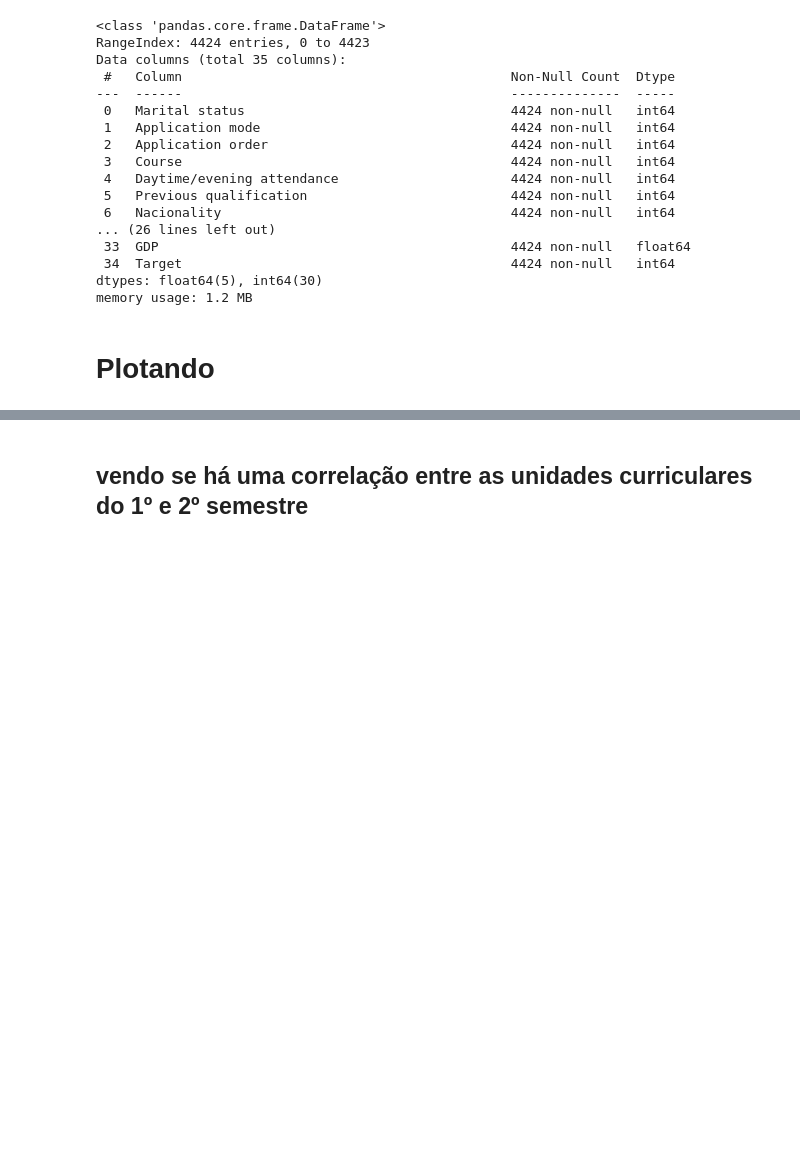
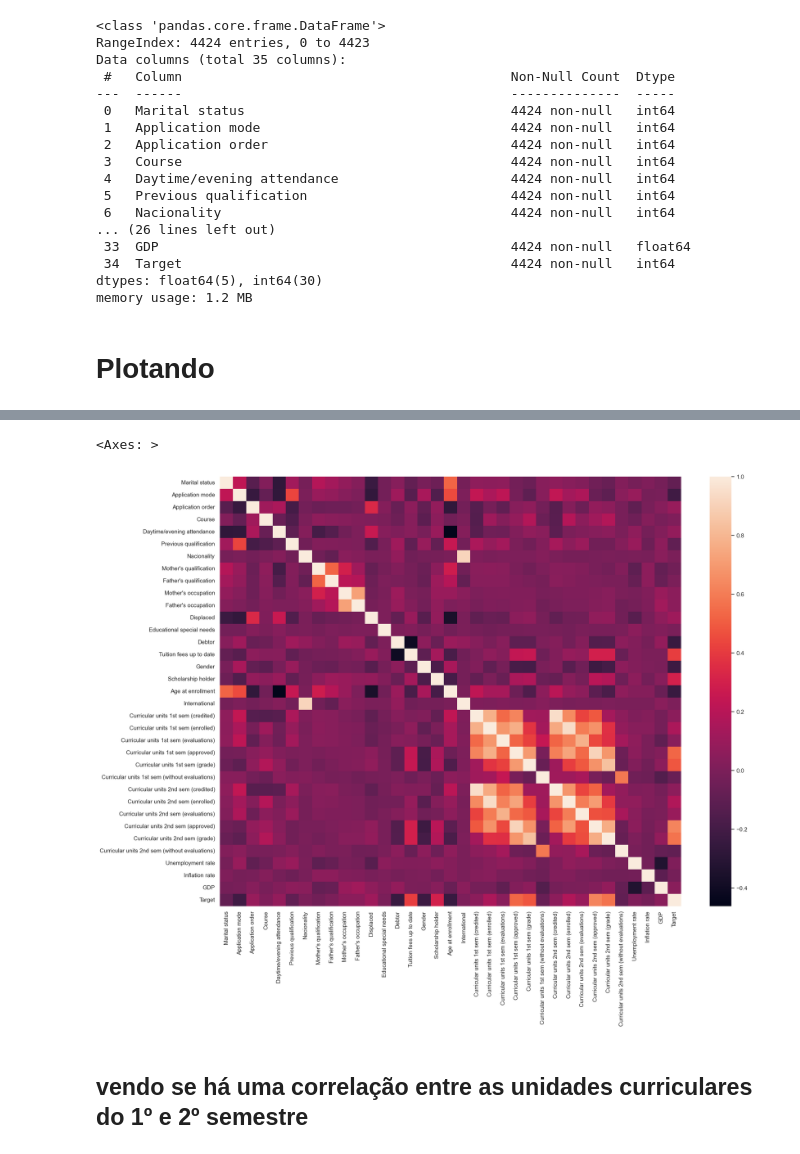
Before and after one commit to felmateos/predict-academic-success, a Jupyter notebook: AcademicSuccess.ipynb, the cells around one changed output, grey strips where cells are left out. Saved outputs shown, nothing was run; the diff lists cells and outputs as text; code cells hidden in the pictures; blank space fills up the shorter version.

```diff
--- a/AcademicSuccess.ipynb
+++ b/AcademicSuccess.ipynb
@@ -199,3 +197,10 @@ KeyboardInterrupt:
+# %%
+corr=df.corr()
+plt.subplots(figsize=(20,15))
+sns.heatmap(corr)
+# %% [output]
+<Axes: >
+[figure, added]
 # %% [markdown]
 ## vendo se há uma correlação entre as unidades curriculares do 1º e 2º semestre
 # %%
```
Also changed, not shown: parts of 15 cells of this notebook.
